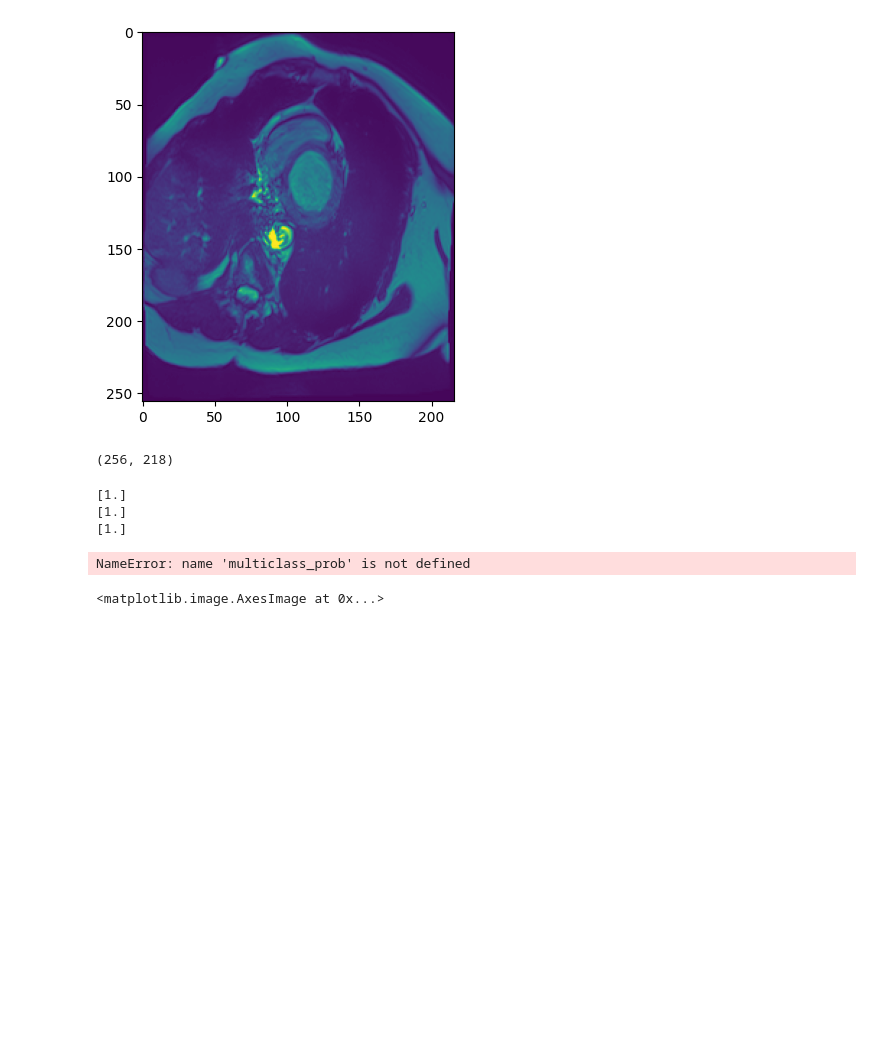
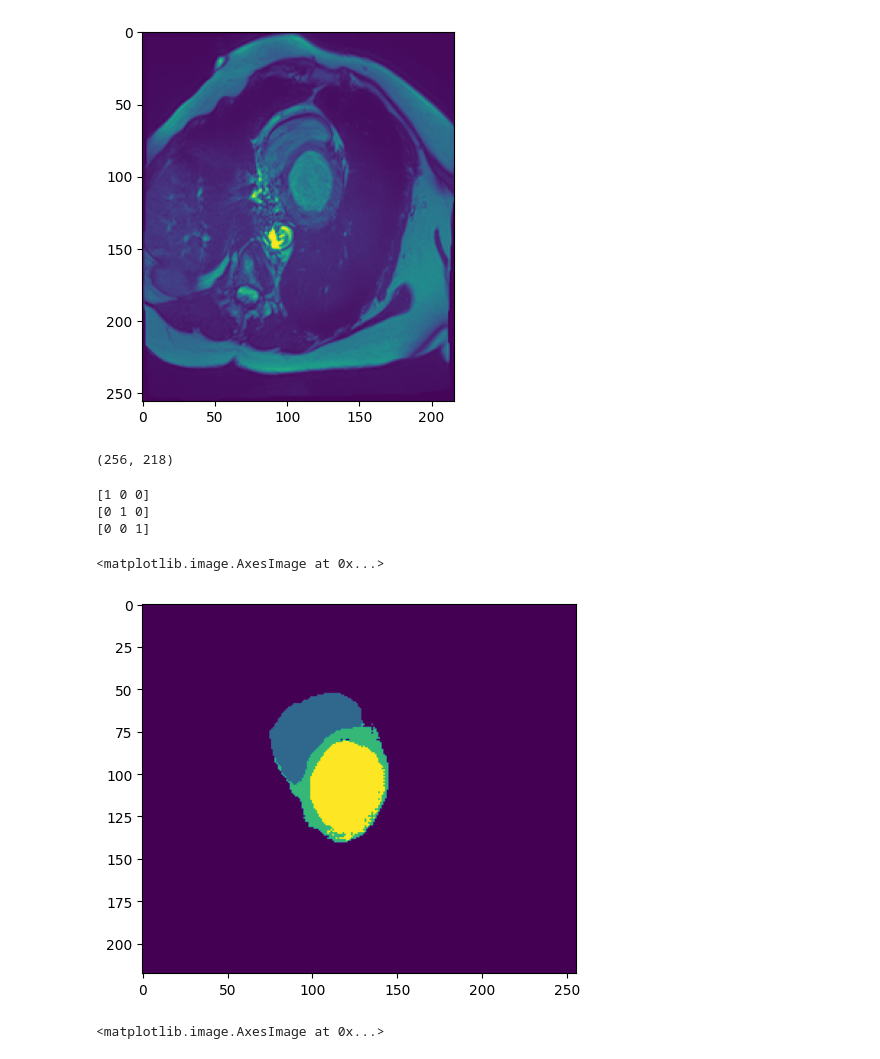
Before and after one commit to ThanhNguyen140/SAM_evaluation, a Jupyter notebook: thanh/sam_thanh.ipynb, the cells around one changed output. Drawn from its saved outputs; the diff is of its cells as text; code cells hidden in the pictures; blank space fills up the shorter version.

```diff
--- a/thanh/sam_thanh.ipynb
+++ b/thanh/sam_thanh.ipynb
@@ -629,8 +629,9 @@ def generate_masks(embedding,ground_truth,num_class1,num_class2,num_class3, nega
             labels[c] = [1]*num_prompts[c-1]
             if negative_prompt:
                 input_points = np.concatenate(list(prompts.values()),axis = 0)
-                for nc in classes and nc!= c:
-                    labels[nc] = [0] * num_prompts[nc - 1]
+                for nc in classes:
+                    if nc != c:
+                        labels[nc] = [0] * num_prompts[nc - 1]
             else:
                 input_points = prompts[c]
             prmt_labels = np.concatenate(list(labels.values()))
@@ -643,7 +644,7 @@ def generate_masks(embedding,ground_truth,num_class1,num_class2,num_class3, nega
             mask = np.fill((218,256),-7)
         masks.append(mask)
     final_mask = multiclass_prob(masks, hard_labels=True)
-    return final_masks
+    return final_mask
 # %%
 image = gzip_file("/Users/Thanh/master/Visualization_lab/SAM/database/preprocess/images.npy.gz","r")
 gt= gzip_file("/Users/Thanh/master/Visualization_lab/SAM/database/preprocess/ground_truth.npy.gz","r")
@@ -665,12 +666,16 @@ predictor = SamPredictor(sam)
 predictor.set_image(sam_img)
 embedding = predictor.get_image_embedding()
 # %%
-mask = generate_masks(embedding,gt[1,:,:],1,1,1)
+mask = generate_masks(embedding,gt[1,:,:],1,1,1, negative_prompt=True)
 # %% [output]
-[1.]
-[1.]
-[1.]
+[1 0 0]
+[0 1 0]
+[0 0 1]
-NameError: name 'multiclass_prob' is not defined
+# %%
+plt.imshow(mask)
+# %% [output]
+<matplotlib.image.AxesImage at 0x...>
+[figure, added]
 # %%
 import matplotlib.pyplot as plt
 plt.imshow(image[5,:,:])
```
Also changed, not shown: 3 other files.
